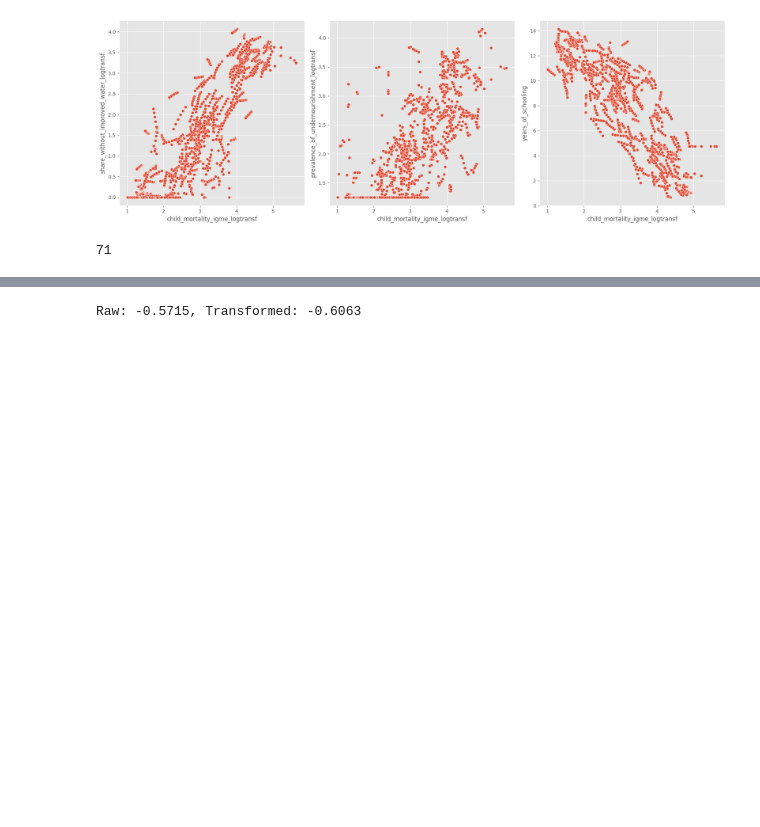
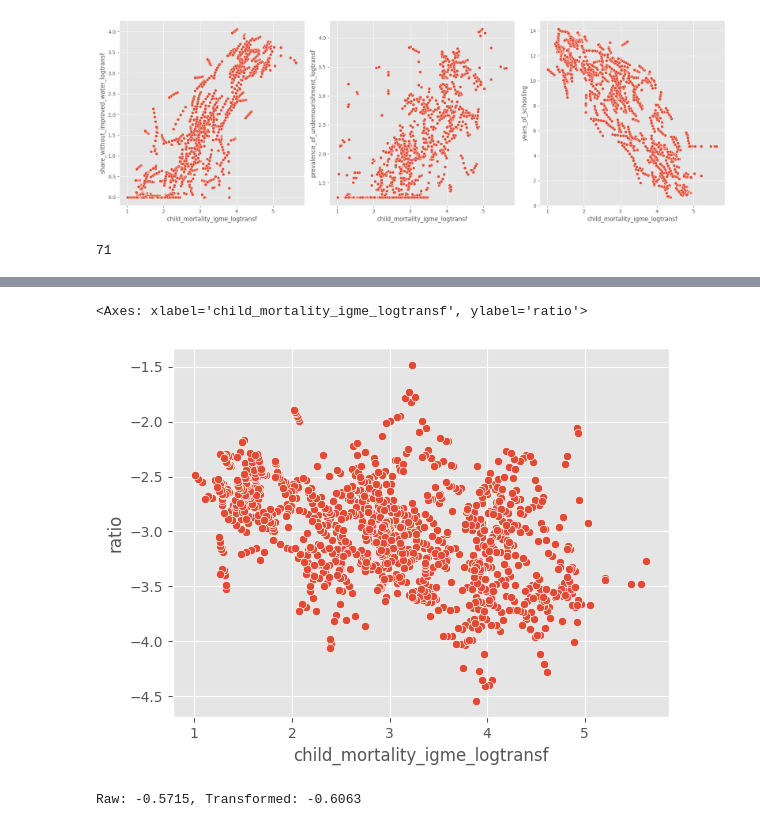
Before and after one commit to HamzahFayad/master_thesis_child_mortality, a Jupyter notebook: 01_notebooks/3_feature_engineering.ipynb, the cells around one changed output, grey strips where cells are left out. Cells and saved outputs as stored; diff of their text form; code cells hidden in the pictures; blank space fills up the shorter version.

Commit message:
new ratio feature / multicoll + metrics

```diff
--- a/01_notebooks/3_feature_engineering.ipynb
+++ b/01_notebooks/3_feature_engineering.ipynb
@@ -221,3 +304,10 @@ plt.show()
+# %%
+testt = only_logtr.copy()
+testt["ratio"] = testt["annual_healthcare_expenditure_per_capita_logtransf"] - testt["gdp_per_capita_worldbank_logtransf"]
+sns.scatterplot(data=testt, x="child_mortality_igme_logtransf", y="ratio")
+# %% [output]
+<Axes: xlabel='child_mortality_igme_logtransf', ylabel='ratio'>
+[figure, added]
 # %%
 corr_raw = rel_pwtr["vaccination_coverage_who_unicef"].corr(rel_pwtr["child_mortality_igme_logtransf"])
 corr_trans = rel_pwtr["vaccination_coverage_who_unicef_pwtransf"].corr(rel_pwtr["child_mortality_igme_logtransf"])
```
Also changed, not shown: parts of 12 cells of this notebook, 1 other file.
